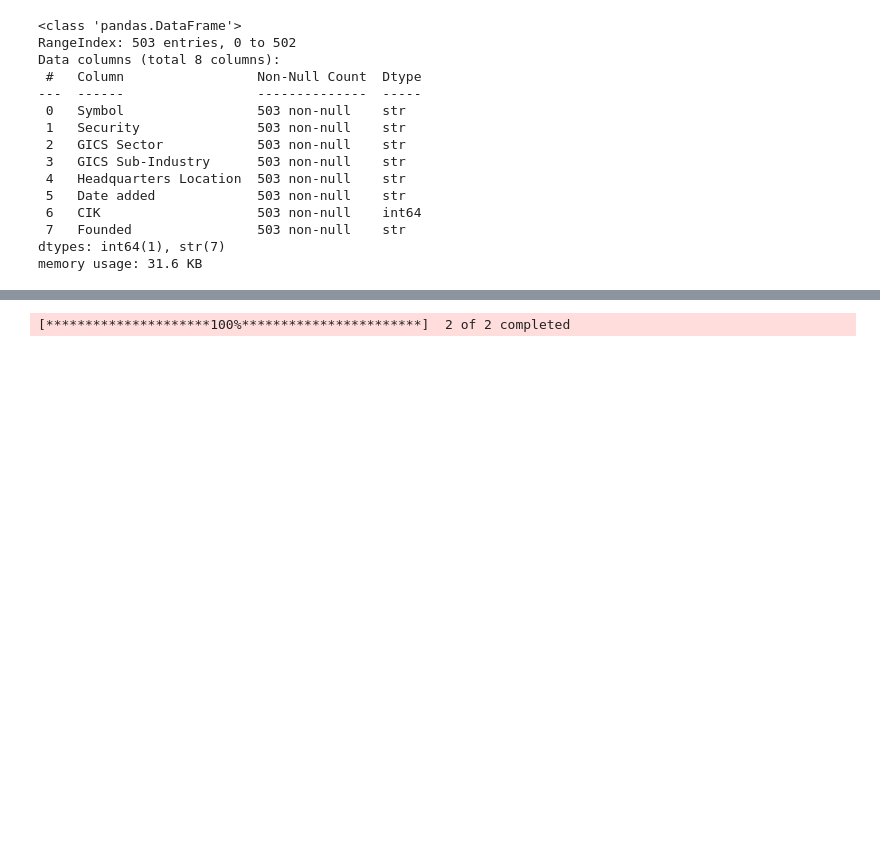
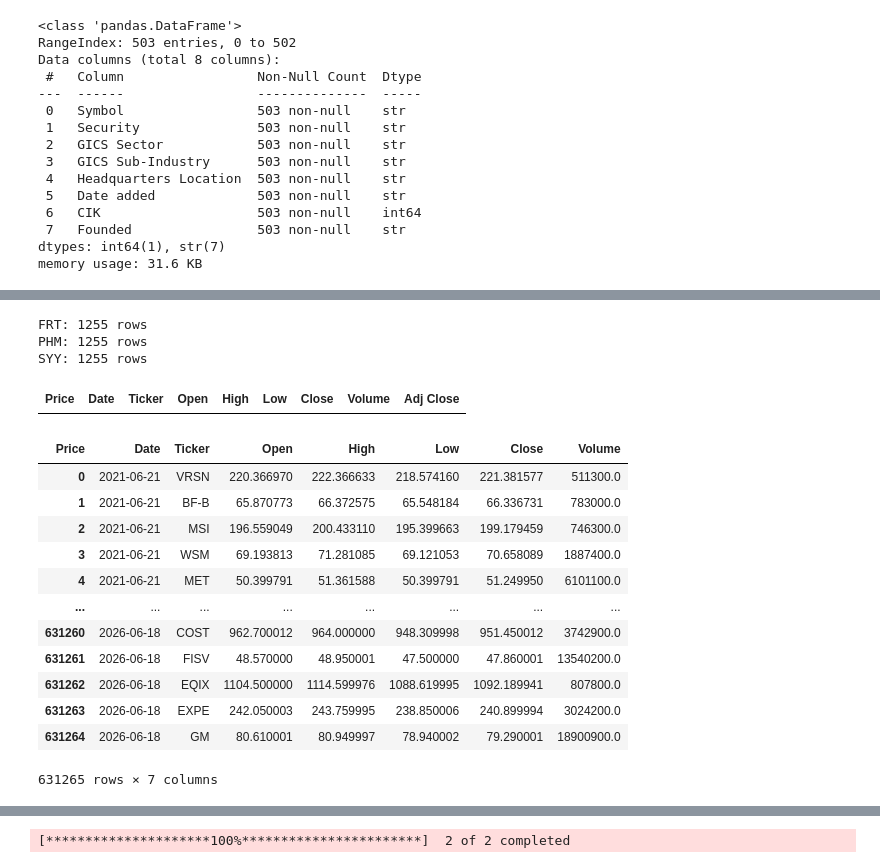
Before and after one commit to Mazharul419/Finance-Data-Platform, a Jupyter notebook: Data_import.ipynb, the cells around one changed output, grey strips where cells are left out. Saved outputs shown, nothing was run; the diff lists cells and outputs as text; code cells hidden in the pictures; blank space fills up the shorter version.

```diff
--- a/Data_import.ipynb
+++ b/Data_import.ipynb
@@ -105,3 +126,33 @@ df
+# %%
+for ticker in ["FRT", "PHM", "SYY"]:
+    count = (df["Ticker"] == ticker).sum()
+    print(f"{ticker}: {count} rows")
+# %% [output]
+FRT: 1255 rows
+PHM: 1255 rows
+SYY: 1255 rows
+# %%
+df[df["Adj Close"].notna()]
+# %% [output]
+| Price | Date | Ticker | Open | High | Low | Close | Volume | Adj Close |
+# %%
+df=df.drop(columns=['Adj Close'])
+
+df
+# %% [output]
+| Price | Date | Ticker | Open | High | Low | Close | Volume |
+| 0 | 2021-06-21 | VRSN | 220.366970 | 222.366633 | 218.574160 | 221.381577 | 511300.0 |
+| 1 | 2021-06-21 | BF-B | 65.870773 | 66.372575 | 65.548184 | 66.336731 | 783000.0 |
+| 2 | 2021-06-21 | MSI | 196.559049 | 200.433110 | 195.399663 | 199.179459 | 746300.0 |
+| 3 | 2021-06-21 | WSM | 69.193813 | 71.281085 | 69.121053 | 70.658089 | 1887400.0 |
+| 4 | 2021-06-21 | MET | 50.399791 | 51.361588 | 50.399791 | 51.249950 | 6101100.0 |
+| ... | ... | ... | ... | ... | ... | ... | ... |
+| 631260 | 2026-06-18 | COST | 962.700012 | 964.000000 | 948.309998 | 951.450012 | 3742900.0 |
+| 631261 | 2026-06-18 | FISV | 48.570000 | 48.950001 | 47.500000 | 47.860001 | 13540200.0 |
+| 631262 | 2026-06-18 | EQIX | 1104.500000 | 1114.599976 | 1088.619995 | 1092.189941 | 807800.0 |
+| 631263 | 2026-06-18 | EXPE | 242.050003 | 243.759995 | 238.850006 | 240.899994 | 3024200.0 |
+| 631264 | 2026-06-18 | GM | 80.610001 | 80.949997 | 78.940002 | 79.290001 | 18900900.0 |
+631265 rows × 7 columns
 # %%
 df.columns.name = None
 df
```
Also changed, not shown: parts of 11 cells of this notebook, 1 other file.
